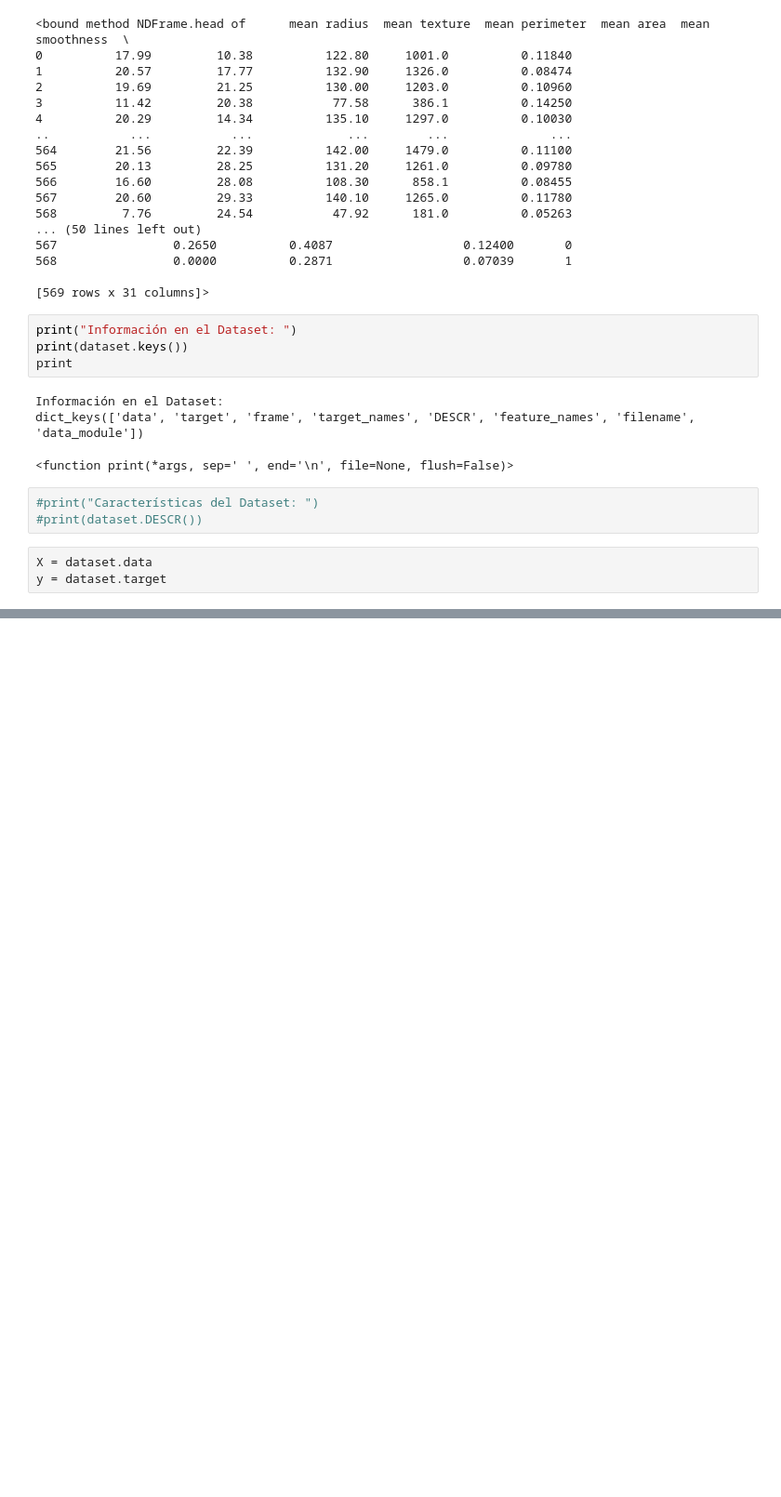
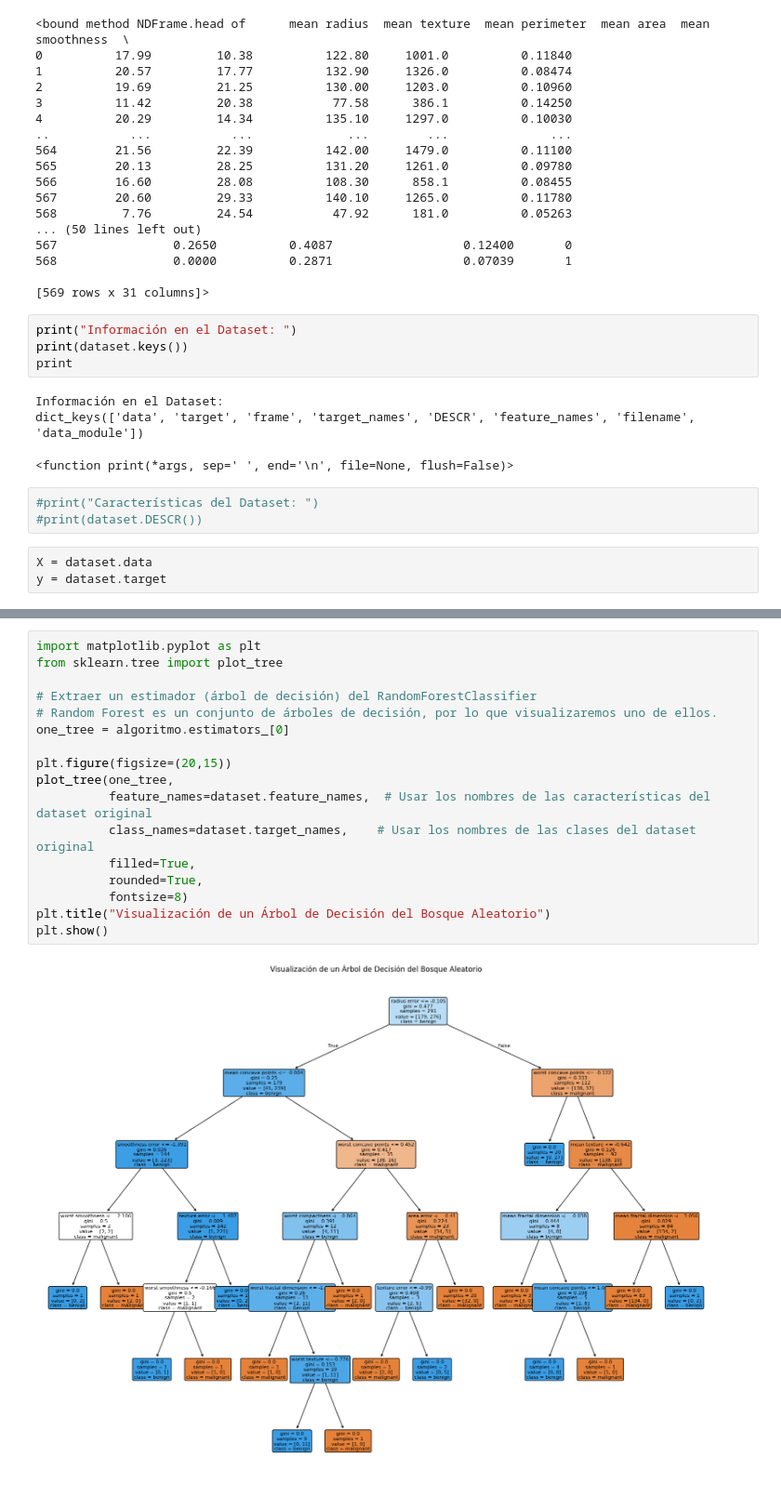
Before and after one commit to jessicaromero-ctrl/Advanced-Math-for-ML, a Jupyter notebook: RandomForest_CancerDB_py.ipynb, the cells around one changed output, grey strips where cells are left out. Shown at 93% size. Cells and saved outputs as stored; diff of their text form; blank space fills up the shorter version.

```diff
--- a/RandomForest_CancerDB_py.ipynb
+++ b/RandomForest_CancerDB_py.ipynb
@@ -174,3 +174,22 @@ Curva ROC - AUC del Modelo:
+# %%
+import matplotlib.pyplot as plt
+from sklearn.tree import plot_tree
+
+# Extraer un estimador (árbol de decisión) del RandomForestClassifier
+# Random Forest es un conjunto de árboles de decisión, por lo que visualizaremos uno de ellos.
+one_tree = algoritmo.estimators_[0]
+
+plt.figure(figsize=(20,15))
+plot_tree(one_tree,
+          feature_names=dataset.feature_names,  # Usar los nombres de las características del dataset original
+          class_names=dataset.target_names,    # Usar los nombres de las clases del dataset original
+          filled=True,
+          rounded=True,
+          fontsize=8)
+plt.title("Visualización de un Árbol de Decisión del Bosque Aleatorio")
+plt.show()
+# %% [output]
+[figure, added]
 # %%
 import matplotlib.pyplot as plt
 from sklearn.metrics import roc_curve, auc
```
Also changed, not shown: parts of 2 cells of this notebook.
